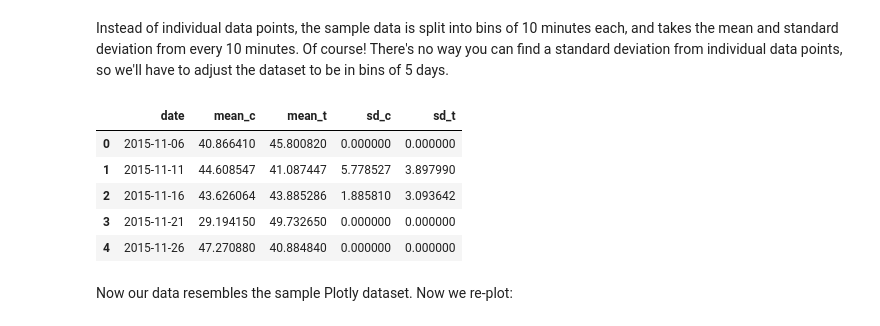
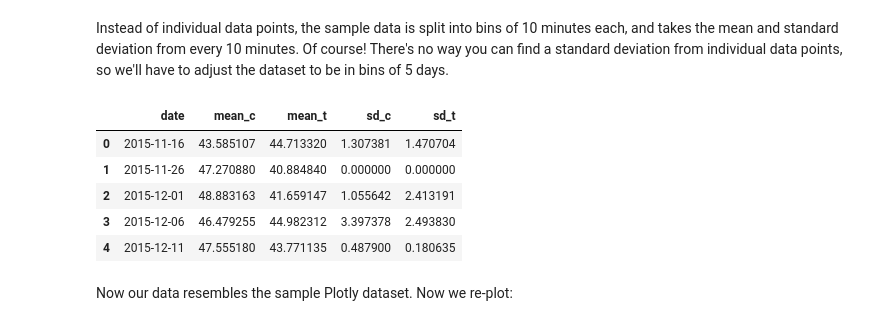
Before and after one commit to emmanduncan/election, a Jupyter notebook: Election 2016.ipynb, the cells around one changed output. Saved outputs shown, nothing was run; the diff lists cells and outputs as text; code cells hidden in the pictures.

```diff
--- a/Election 2016.ipynb
+++ b/Election 2016.ipynb
@@ -558,7 +351,9 @@ dftest.head()
 Instead of individual data points, the sample data is split into bins of 10 minutes each, and takes the mean and standard deviation from every 10 minutes. Of course! There's no way you can find a standard deviation from individual data points, so we'll have to adjust the dataset to be in bins of 5 days.
 # %%
 #creating bins for dates
-df_date = df_po.loc[:,['enddate','adjpoll_clinton','adjpoll_trump']]
+df_date = df_po[df_po.loc[:,'state']=='U.S.']
+df_date = df_date.loc[:,['enddate', 'adjpoll_clinton', 'adjpoll_trump']]
+df_date = df_date.reset_index(drop=True)
 
 for index in range(len(df_date)):     #change all dates to be on the 1st, 11th, or 21st
     d = df_date.loc[index, 'enddate']
@@ -566,38 +361,38 @@ for index in range(len(df_date)):     #change all dates to be on the 1st, 11th,
         df_date.loc[index, 'enddate']=d.replace(day=1)
     elif (d.strftime("%d") <= '10'):
         df_date.loc[index, 'enddate']=d.replace(day=6)
     elif (d.strftime("%d") <= '15'):
         df_date.loc[index, 'enddate']=d.replace(day=11)
     elif (d.strftime("%d") <= '20'):
         df_date.loc[index, 'enddate']=d.replace(day=16)
     elif (d.strftime("%d") <= '25'):
         df_date.loc[index, 'enddate']=d.replace(day=21)
     elif (d.strftime("%d") <= '31'):
         df_date.loc[index, 'enddate']=d.replace(day=26)
 
 #adding rows to new dataframe df_bins
 df_bins = pd.DataFrame(columns=('date', 'mean_c', 'mean_t', 'sd_c', 'sd_t'))
 while (len(df_date) != 0):
     row0 = df_date.iloc[0,:]
     d = row0.loc['enddate']
     mean_c = np.mean(df_date.loc[:,'adjpoll_clinton'][df_date.loc[:,'enddate']==d])
     mean_t = np.mean(df_date.loc[:,'adjpoll_trump'][df_date.loc[:,'enddate']==d])
     sd_c = np.std(df_date.loc[:,'adjpoll_clinton'][df_date.loc[:,'enddate']==d])
     sd_t = np.std(df_date.loc[:,'adjpoll_trump'][df_date.loc[:,'enddate']==d])
     df_bins.loc[df_bins.shape[0]] = [d, mean_c, mean_t, sd_c, sd_t]
     df_date = df_date[df_date.loc[:,'enddate']!=d]
     df_po = df_po.reset_index(drop=True)
 
 #reordering rows by date
 df_bins.sort_values(by='date', inplace=True)
 df_bins.head()
 # %% [output]
 |  | date | mean_c | mean_t | sd_c | sd_t |
-| 0 | 2015-11-06 | 40.866410 | 45.800820 | 0.000000 | 0.000000 |
-| 1 | 2015-11-11 | 44.608547 | 41.087447 | 5.778527 | 3.897990 |
-| 2 | 2015-11-16 | 43.626064 | 43.885286 | 1.885810 | 3.093642 |
-| 3 | 2015-11-21 | 29.194150 | 49.732650 | 0.000000 | 0.000000 |
-| 4 | 2015-11-26 | 47.270880 | 40.884840 | 0.000000 | 0.000000 |
+| 0 | 2015-11-16 | 43.585107 | 44.713320 | 1.307381 | 1.470704 |
+| 1 | 2015-11-26 | 47.270880 | 40.884840 | 0.000000 | 0.000000 |
+| 2 | 2015-12-01 | 48.883163 | 41.659147 | 1.055642 | 2.413191 |
+| 3 | 2015-12-06 | 46.479255 | 44.982312 | 3.397378 | 2.493830 |
+| 4 | 2015-12-11 | 47.555180 | 43.771135 | 0.487900 | 0.180635 |
 # %% [markdown]
 Now our data resembles the sample Plotly dataset. Now we re-plot:
 # %%
```
Also changed, not shown: parts of 45 cells of this notebook.
